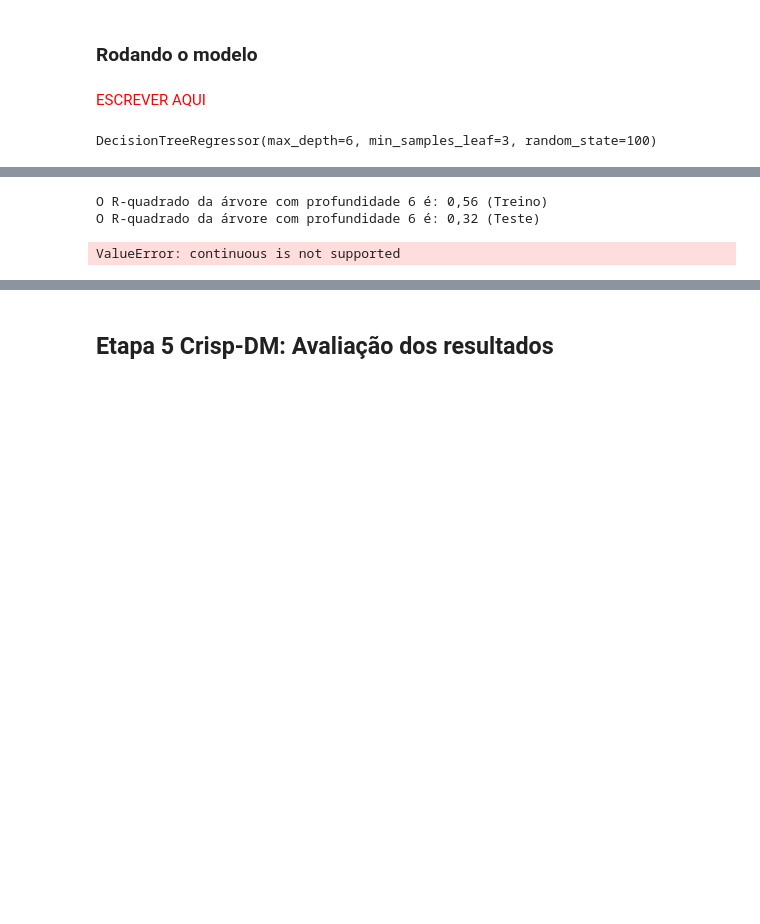
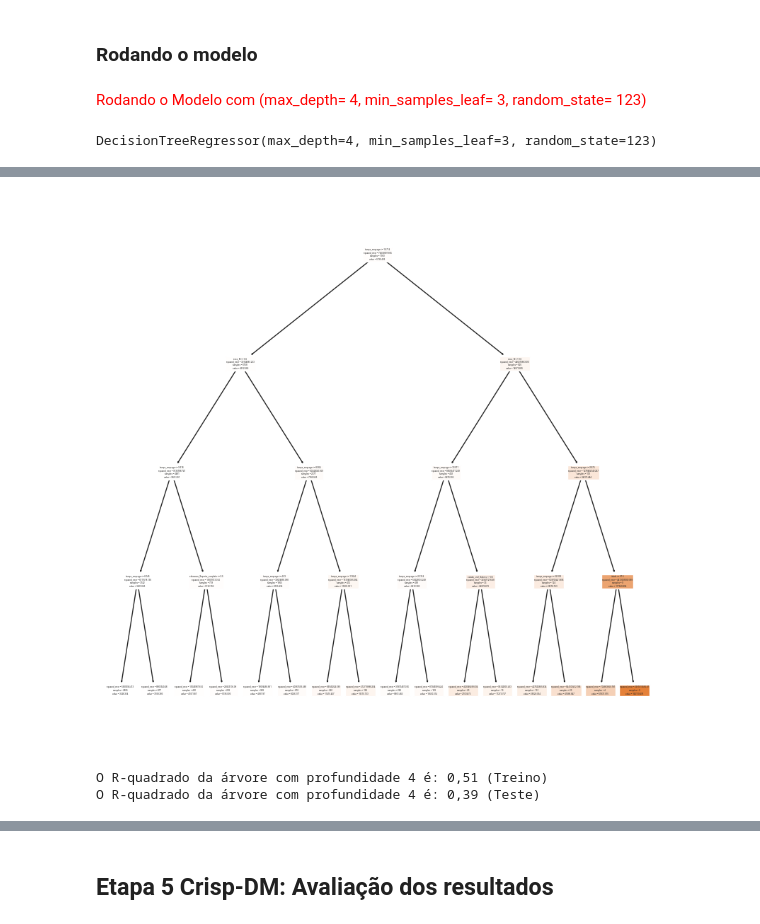
Before and after one commit to marceloaires7/EBAC-Aulas, a Jupyter notebook: Modulo16/Projeto2/projeto-2.ipynb, the cells around one changed output, grey strips where cells are left out. Saved outputs shown, nothing was run; the diff lists cells and outputs as text; code cells hidden in the pictures; blank space fills up the shorter version.

```diff
--- a/Modulo16/Projeto2/projeto-2.ipynb
+++ b/Modulo16/Projeto2/projeto-2.ipynb
@@ -421,15 +414,18 @@ df_mse.pivot(index='profundidade', columns='n_minimo', values='mses')
 # %% [markdown]
 ### Rodando o modelo
 # %% [markdown]
-<span style="color:red">ESCREVER AQUI</span>
+<span style="color:red">Rodando o Modelo com (max_depth= 4, min_samples_leaf= 3, random_state= 123)</span>
-# %%
-reg = DecisionTreeRegressor(max_depth=6, min_samples_leaf=3, random_state=100)
-reg.fit(X_train, y_train)
-# %% [output]
-DecisionTreeRegressor(max_depth=6, min_samples_leaf=3, random_state=100)
+# %%
+# Criando uma Árvore de Regressão com Profundidade máxima 4, Mínimo de Amostras por Folha de 3 e random_state=123.
+reg = DecisionTreeRegressor(max_depth=4, min_samples_leaf=3, random_state=123)
+
+# Treinando o modelo com 'X_train' e 'y_train'.
+reg.fit(X_train, y_train)
+# %% [output]
+DecisionTreeRegressor(max_depth=4, min_samples_leaf=3, random_state=123)
 # %%
-import graphviz
-# DOT data
+
+# Plotando a Árvore de Regressão através do tree.export_graphviz().
 dot_data = tree.export_graphviz(reg,
                                 out_file=None,
                                 feature_names=list(X_test.columns),
@@ -438,4 +434,13 @@ dot_data = tree.export_graphviz(reg,
 # Draw graph
 graph = graphviz.Source(dot_data, format="png")
 graph
+
+
+tree.plot_tree(regr, # Árvore utilizada.
+               feature_names=list(X_train.columns), # nome das Colunas.
+               filled=True) # Colorir a árvore.
+
+plt.savefig("Arvore_regr1.jpg") # Salvando a imagem.
+
+plt.show() # Exibir a árvore.
 # %% [output]
@@ -443,16 +447,15 @@ graph
+[figure, added]
 # %%
+# Calculando R-quadrado.
 r_train = reg.score(X_train, y_train)
 r_test = reg.score(X_test, y_test)
 
+# Definindo um template.
 template = "O R-quadrado da árvore com profundidade {0} é: {1:.2f}"
 
+# Imprimindo Resultado.
 print(template.format(reg.get_depth(), r_train).replace(".", ",")+" (Treino)")
 print(template.format(reg.get_depth(), r_test).replace(".", ",")+" (Teste)")
 # %% [output]
-O R-quadrado da árvore com profundidade 6 é: 0,56 (Treino)
-O R-quadrado da árvore com profundidade 6 é: 0,32 (Teste)
+O R-quadrado da árvore com profundidade 4 é: 0,51 (Treino)
+O R-quadrado da árvore com profundidade 4 é: 0,39 (Teste)
-# %%
-y_pred = reg.predict(X_test)
-accuracy_score(y_true=y_test, y_pred=y_pred)
-# %% [output]
-ValueError: continuous is not supported
```
Also changed, not shown: parts of 24 cells of this notebook, 9 other files.
